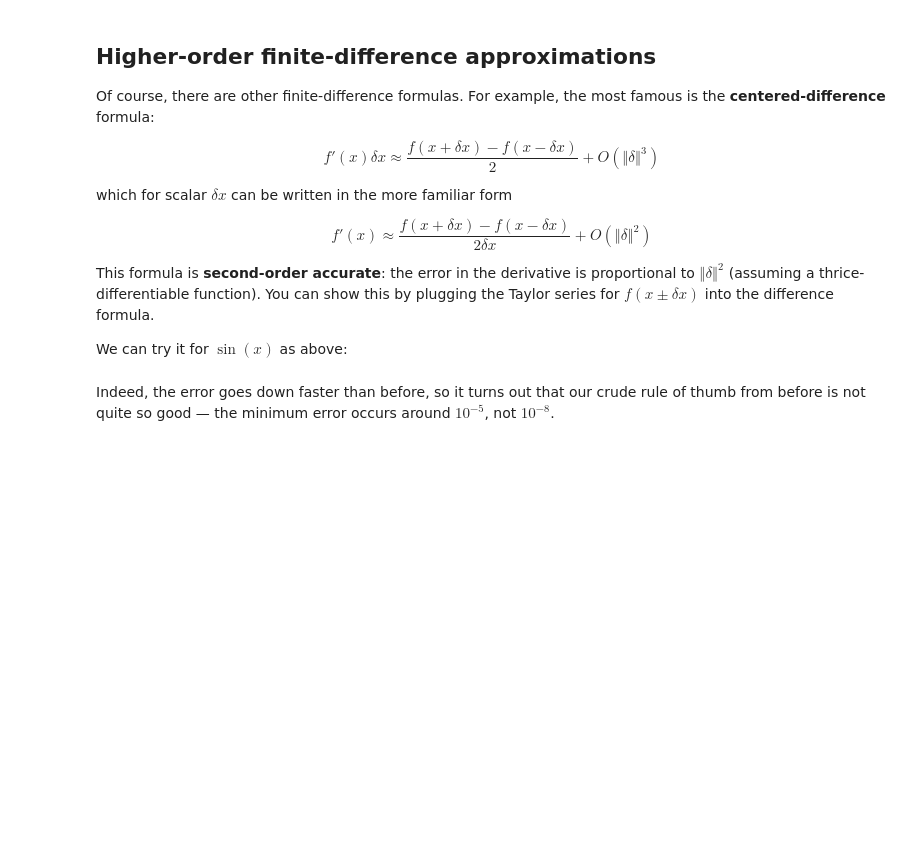
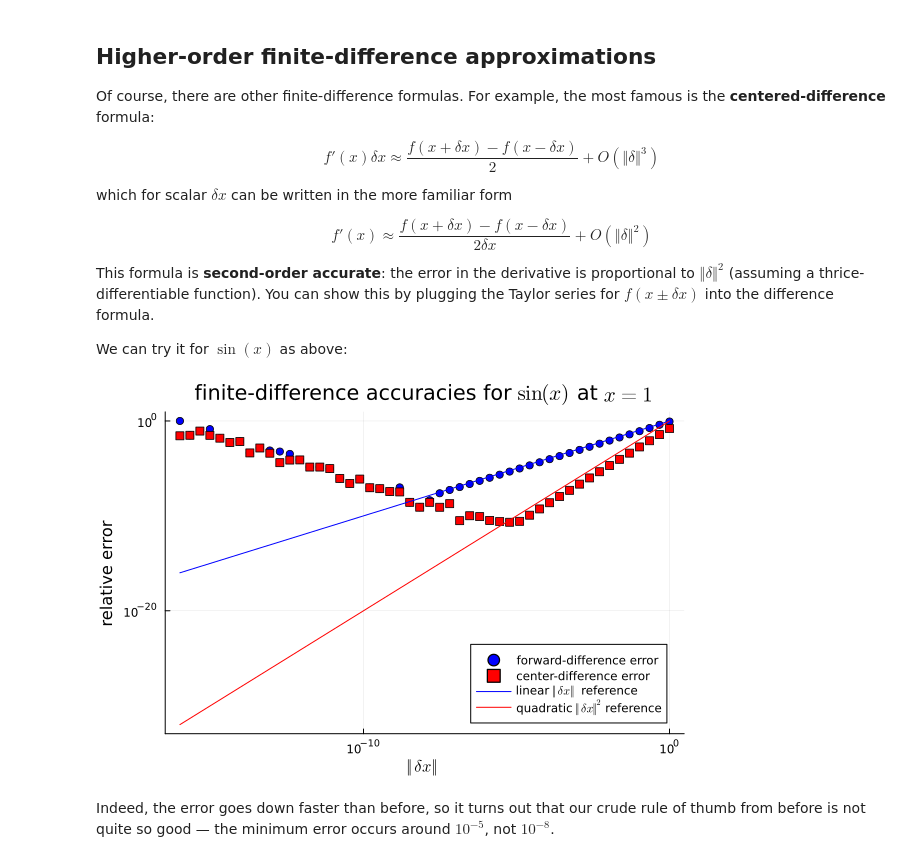
Before and after one commit to mitmath/matrixcalc, a Jupyter notebook: notes/Finite difference checks.ipynb, the cells around one changed output. Drawn from its saved outputs; the diff is of its cells as text; code cells hidden in the pictures; blank space fills up the shorter version.

```diff
--- a/notes/Finite difference checks.ipynb
+++ b/notes/Finite difference checks.ipynb
@@ -367,16 +371,18 @@ We can try it for $\sin(x)$ as above:
 # %%
 s = 10 .^ range(-16,0,50)
 errors = [relative_error((sin(1+s)-sin(1))/s, cos(1)) for s in s]
 scatter(s, errors, xaxis=:log, yaxis=:log, markershape=:circle, markercolor=:blue,
      title = L"finite-difference accuracies for $\sin(x)$ at $x=1$", xlabel=L"\Vert \delta x\Vert", ylabel="relative error",
      legend=:bottomright,
-     label = "forward-difference error")
+     label = "forward-difference error", fmt=:png)
 
 errors2 = [relative_error((sin(1+s)-sin(1-s))/2s, cos(1)) for s in s]
 scatter!(s, errors2, xaxis=:log, yaxis=:log, markershape=:square, markercolor=:red,
      label = "center-difference error")
 plot!(s, s, linecolor=:blue, label=L"linear $\Vert \delta x\Vert$ reference")
 plot!(s, s.^2, linecolor=:red, label=L"quadratic $\Vert \delta x\Vert^2$ reference")
+# %% [output]
+[figure, added]
 # %% [markdown]
 Indeed, the error goes down faster than before, so it turns out that our crude rule of thumb from before is not quite so good — the minimum error occurs around $10^{-5}$, not $10^{-8}$.
 # %% [markdown]
```
Also changed, not shown: parts of 16 cells of this notebook.
